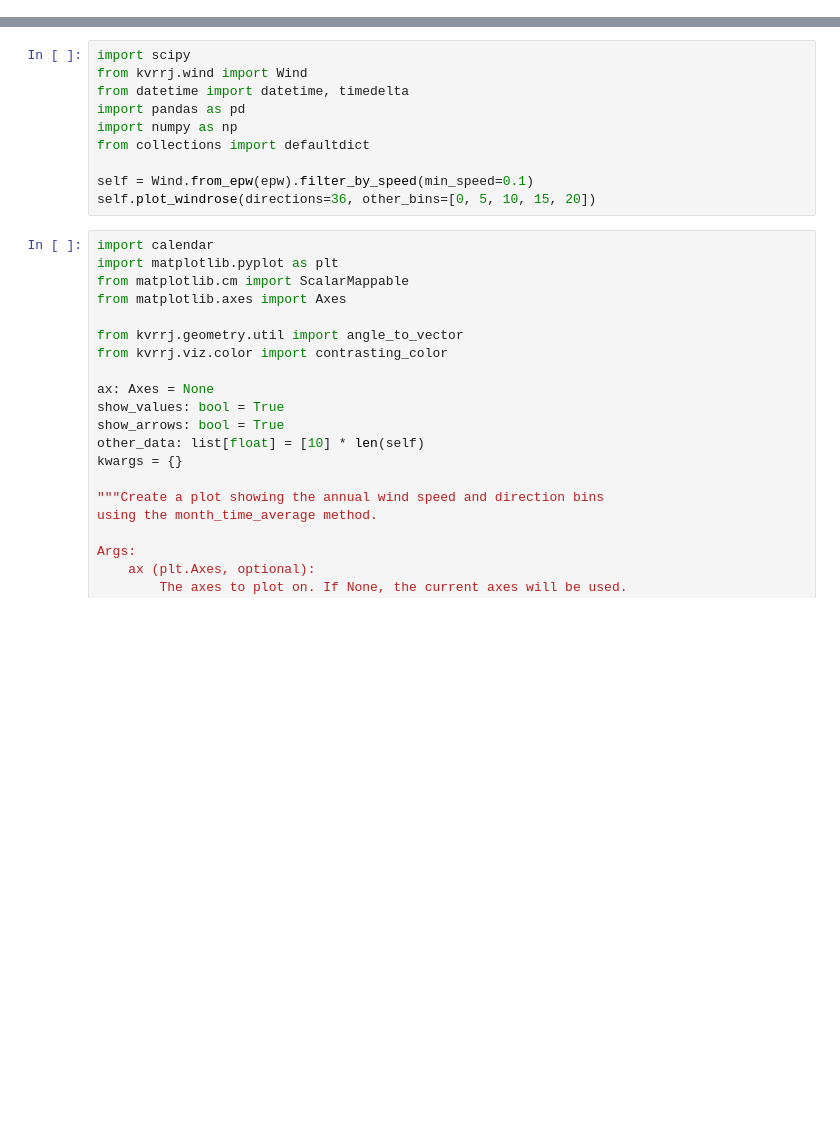
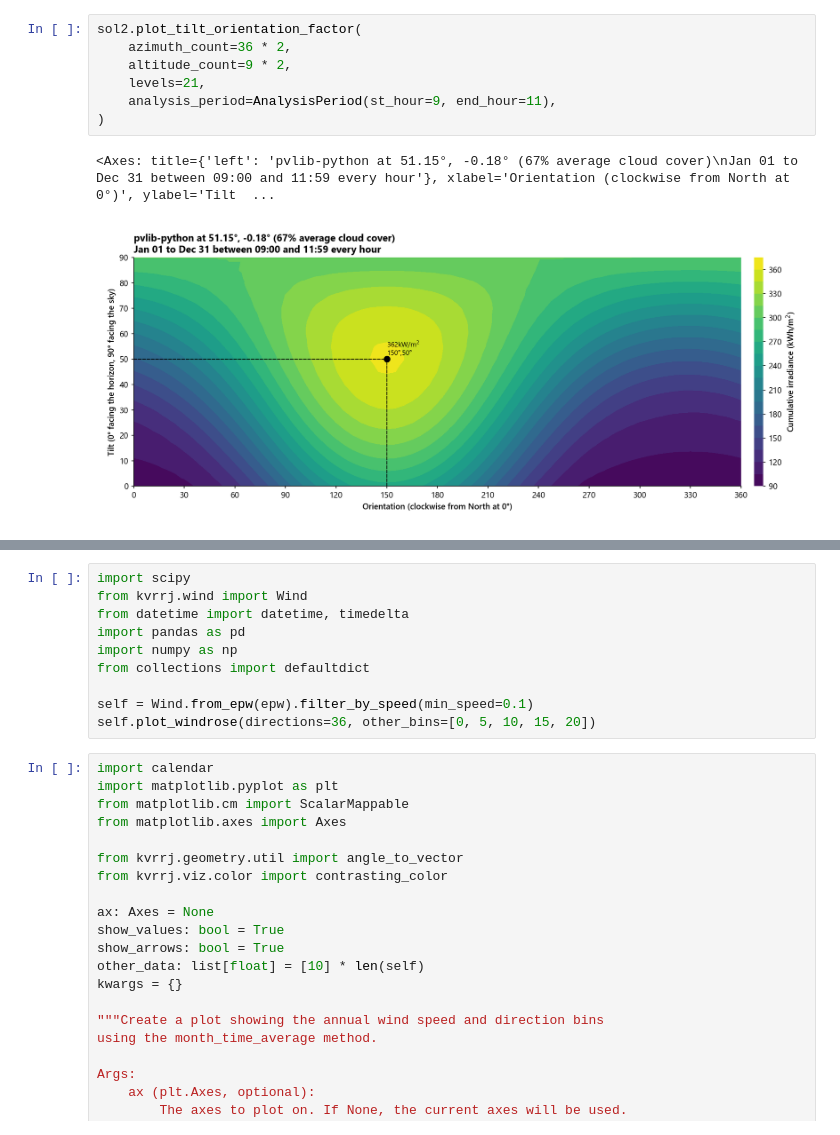
Before and after one commit to tg359/kvrrj, a Jupyter notebook: dev.ipynb, the cells around one changed output, grey strips where cells are left out. Saved outputs shown, nothing was run; the diff lists cells and outputs as text; blank space fills up the shorter version.

```diff
--- a/dev.ipynb
+++ b/dev.ipynb
@@ -10,0 +88,10 @@ epw = EPW(epw_file)
+# %%
+sol2.plot_tilt_orientation_factor(
+    azimuth_count=36 * 2,
+    altitude_count=9 * 2,
+    levels=21,
+    analysis_period=AnalysisPeriod(st_hour=9, end_hour=11),
+)
+# %% [output]
+<Axes: title={'left': 'pvlib-python at 51.15°, -0.18° (67% average cloud cover)\nJan 01 to Dec 31 between 09:00 and 11:59 every hour'}, xlabel='Orientation (clockwise from North at 0°)', ylabel='Tilt  ...
+[figure, added]
```
Also changed, not shown: parts of 33 cells of this notebook, 21 other files.
